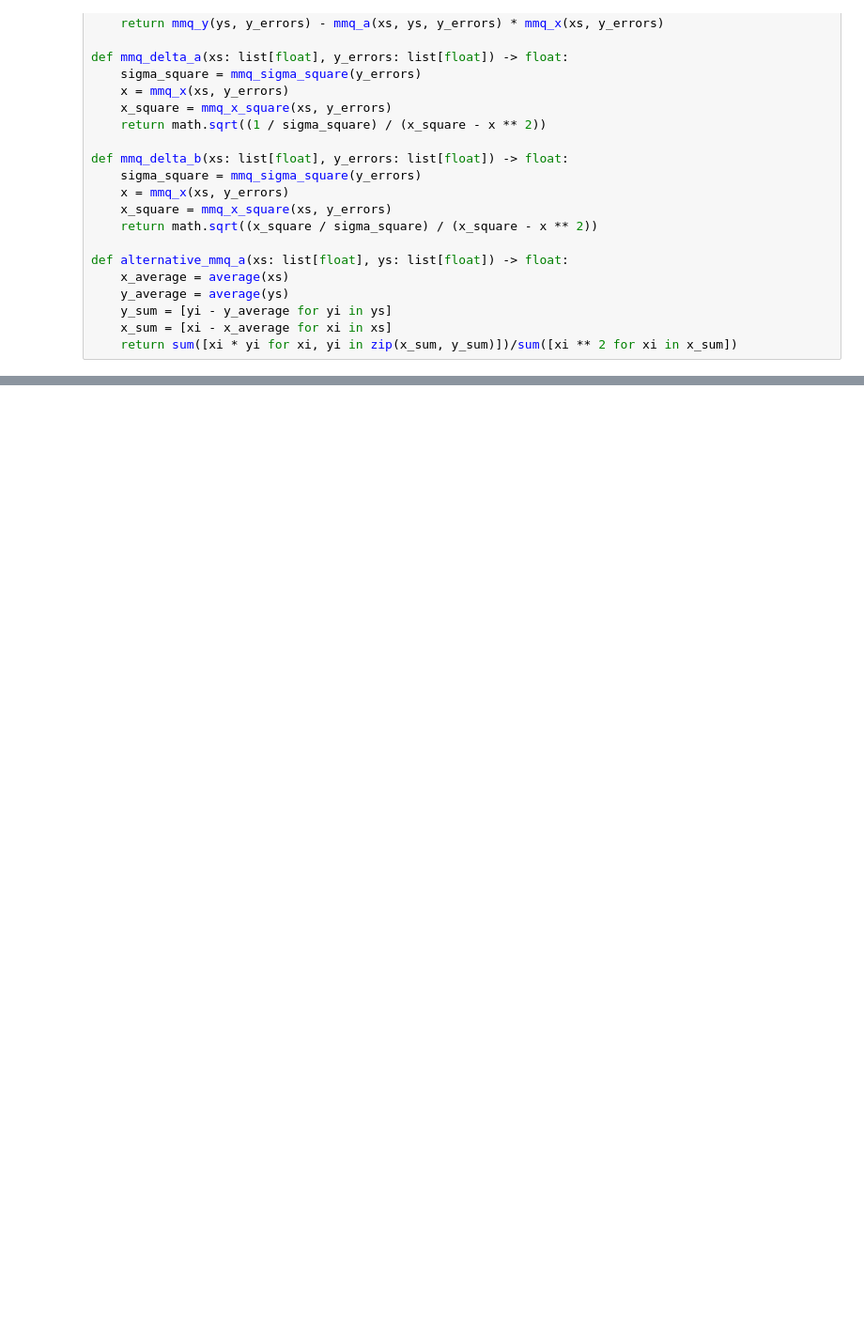
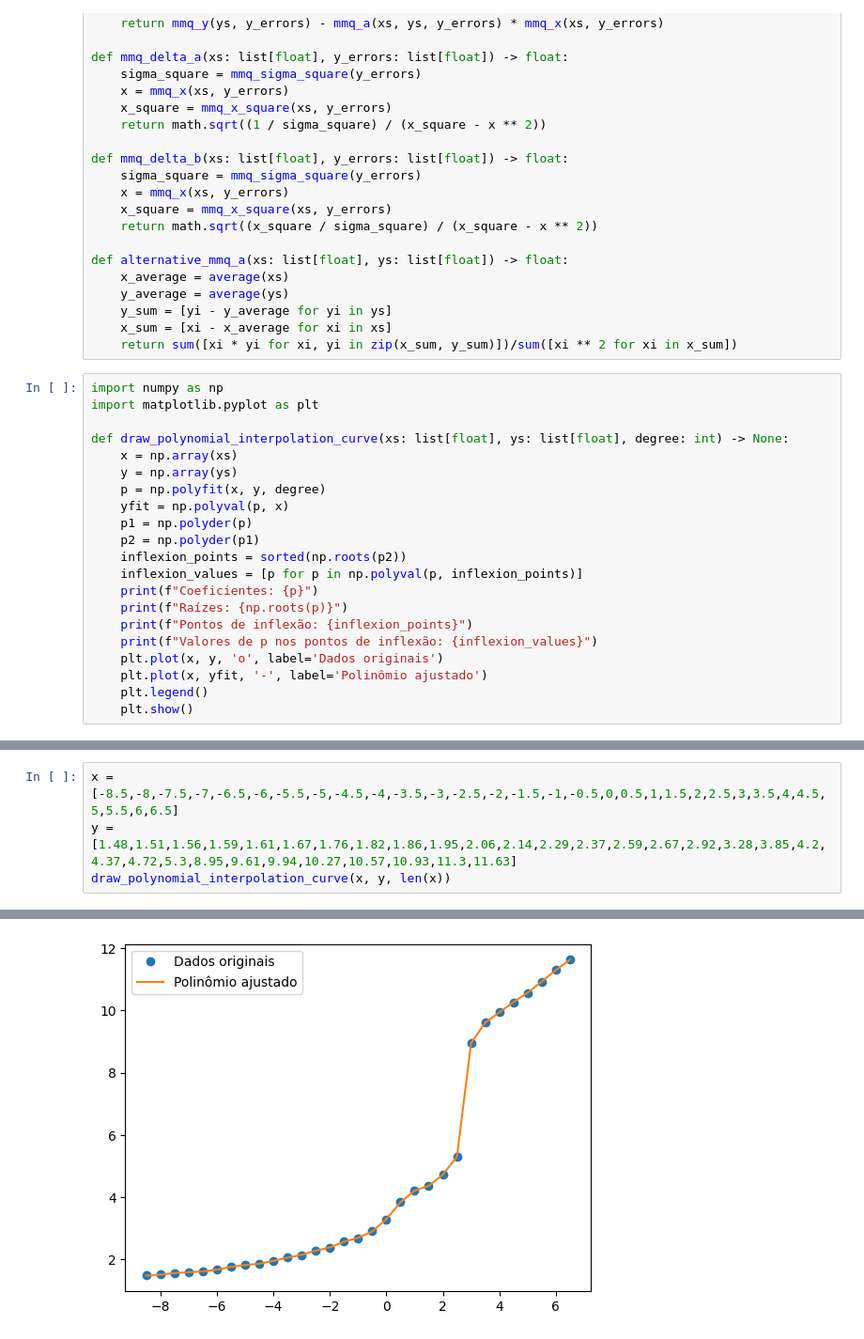
Before and after one commit to Thiago-Fernandes-Dias/statistic_tools, a Jupyter notebook: notebook.ipynb, the cells around one changed output, grey strips where cells are left out. Shown: that part at 94% size. Saved outputs shown, nothing was run; the diff lists cells and outputs as text; blank space fills up the shorter version.

```diff
--- a/notebook.ipynb
+++ b/notebook.ipynb
@@ -91,6 +101,27 @@ def alternative_mmq_a(xs: list[float], ys: list[float]) -> float:
     y_sum = [yi - y_average for yi in ys]
     x_sum = [xi - x_average for xi in xs]
     return sum([xi * yi for xi, yi in zip(x_sum, y_sum)])/sum([xi ** 2 for xi in x_sum])
+# %%
+import numpy as np
+import matplotlib.pyplot as plt
+
+def draw_polynomial_interpolation_curve(xs: list[float], ys: list[float], degree: int) -> None:
+    x = np.array(xs)
+    y = np.array(ys)
+    p = np.polyfit(x, y, degree)
+    yfit = np.polyval(p, x)
+    p1 = np.polyder(p)
+    p2 = np.polyder(p1)
+    inflexion_points = sorted(np.roots(p2))
+    inflexion_values = [p for p in np.polyval(p, inflexion_points)]
+    print(f"Coeficientes: {p}")
+    print(f"Raízes: {np.roots(p)}")
+    print(f"Pontos de inflexão: {inflexion_points}")
+    print(f"Valores de p nos pontos de inflexão: {inflexion_values}")
+    plt.plot(x, y, 'o', label='Dados originais')
+    plt.plot(x, yfit, '-', label='Polinômio ajustado')
+    plt.legend()
+    plt.show()
 # %%
 ## Relatório 2 - FEMEC
 
@@ -191,0 +222,5 @@ deltaB: 1.3538481535722575
+# %%
+x = [-8.5,-8,-7.5,-7,-6.5,-6,-5.5,-5,-4.5,-4,-3.5,-3,-2.5,-2,-1.5,-1,-0.5,0,0.5,1,1.5,2,2.5,3,3.5,4,4.5,5,5.5,6,6.5]
+y = [1.48,1.51,1.56,1.59,1.61,1.67,1.76,1.82,1.86,1.95,2.06,2.14,2.29,2.37,2.59,2.67,2.92,3.28,3.85,4.2,4.37,4.72,5.3,8.95,9.61,9.94,10.27,10.57,10.93,11.3,11.63]
+draw_polynomial_interpolation_curve(x, y, len(x))
+# %% [output]
@@ -191,0 +244 @@ deltaB: 1.3538481535722575
+[figure, added]
```
Also changed, not shown: parts of 6 cells of this notebook.
